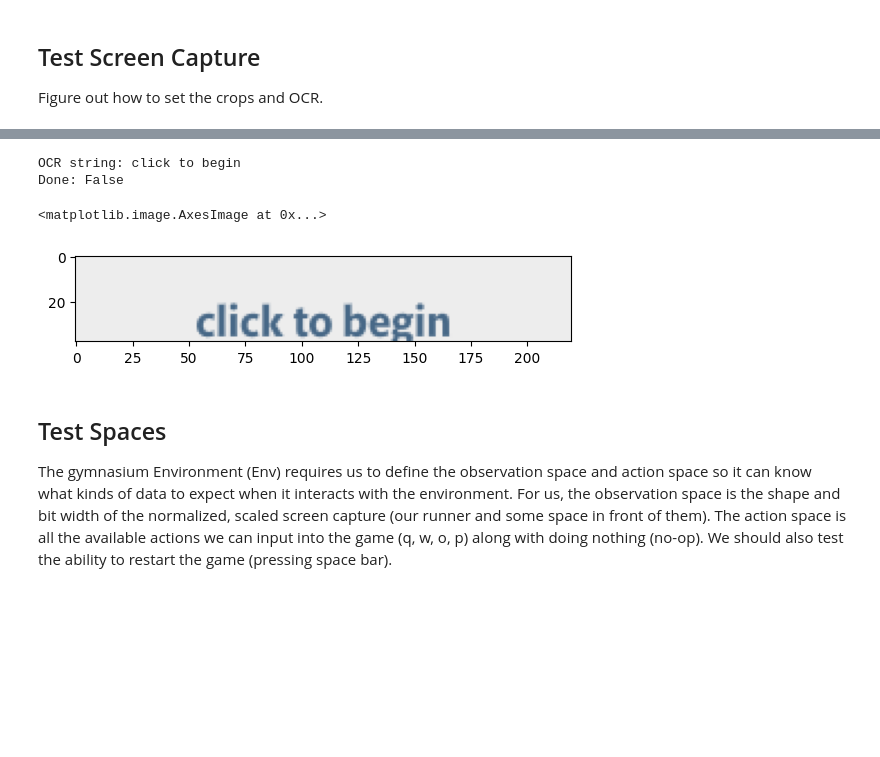
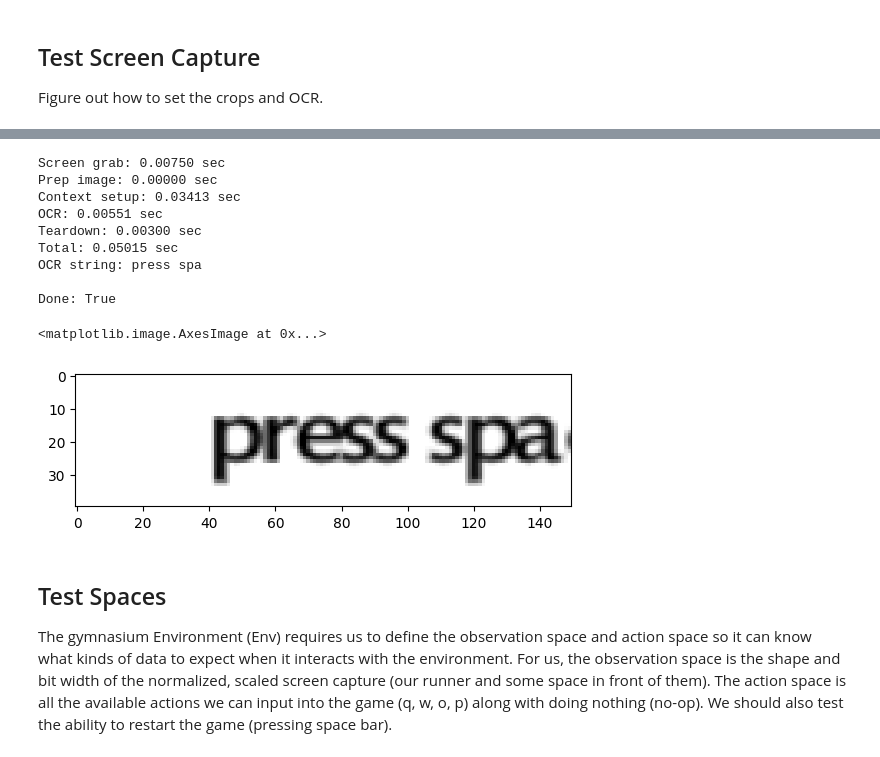
Before and after one commit to ShawnHymel/qwop-ai, a Jupyter notebook: qwop-ai.ipynb, the cells around one changed output, grey strips where cells are left out. Saved outputs shown, nothing was run; the diff lists cells and outputs as text; code cells hidden in the pictures; blank space fills up the shorter version.

Commit message:
Tests with faster OCR for score and done screens

```diff
--- a/qwop-ai.ipynb
+++ b/qwop-ai.ipynb
@@ -98,13 +98,17 @@ SCORE_CROP = {
     'width':380,
     'height':42
 }
+SCORE_RESIZE_WIDTH = 250
+SCORE_RESIZE_HEIGHT = 40
 
 # Game over screen
 DONE_CROP = {
-    'top':635,
+    'top':637,
     'left':430,
-    'width':220,
-    'height':38}
+    'width':100,
+    'height':30}
+DONE_RESIZE_WIDTH = 150
+DONE_RESIZE_HEIGHT = 40
 GAME_OVER_STRINGS = ["press"]
 
 # Action settings
@@ -302,30 +282,73 @@ Time to do OCR: 0.00200 sec
 # %%
 ### Use OCR to get done screen
 
+total_time = 0.0
+
 # Get screen grab and drop alpha channel
+timestamp = time.time()
 done_img = screen.grab(DONE_CROP)
 done_img = np.array(done_img)[:, :, :3]
+section_time = time.time() - timestamp
+total_time += section_time
+print(f"Screen grab: {section_time:.5f} sec")
 
-# Convert to RGB
-done_img = cv2.cvtColor(done_img, cv2.COLOR_BGR2RGB)
+# Smaller, grayscale image with dark text on light background makes for fast OCR
+timestamp = time.time()
+done_img = cv2.cvtColor(done_img, cv2.COLOR_BGR2GRAY)
+done_img = cv2.resize(done_img, (DONE_RESIZE_WIDTH, DONE_RESIZE_HEIGHT))
+pil_img = Image.fromarray(done_img)
+section_time = time.time() - timestamp
+total_time += section_time
+print(f"Prep image: {section_time:.5f} sec")
 
-# Do OCR to see if game is over
-ocr_str = pytesseract.image_to_string(done_img).strip()
+# Use tesserocr to get text from image
+ocr_str = ""
+timestamp = time.time()
+with tesserocr.PyTessBaseAPI() as api:
+    section_time = time.time() - timestamp
+    total_time += section_time
+    print(f"Context setup: {section_time:.5f} sec")
+
+    # Do OCR
+    timestamp = time.time()
+    api.SetImage(pil_img)
+    ocr_str = api.GetUTF8Text()
+    section_time = time.time() - timestamp
+    total_time += section_time
+    print(f"OCR: {section_time:.5f} sec")
+
+    # Time context teardown
+    timestamp = time.time()
+
+# Display timing
+section_time = time.time() - timestamp
+total_time += section_time
+print(f"Teardown: {section_time:.5f} sec")
+print(f"Total: {total_time:.5f} sec")
+
+# Display OCR results
 done = False
 if ocr_str:
-    done_str = ocr_str.split()[0]
+    done_str = ocr_str.split()[0].lower()
     if done_str in GAME_OVER_STRINGS:
         done = True
 print(f"OCR string: {ocr_str}")
 print(f"Done: {done}")
 
 # Show image
-plt.imshow(done_img)
+plt.imshow(done_img, cmap='gray')
 # %% [output]
-OCR string: click to begin
-Done: False
+Screen grab: 0.00750 sec
+Prep image: 0.00000 sec
+Context setup: 0.03413 sec
+OCR: 0.00551 sec
+Teardown: 0.00300 sec
+Total: 0.05015 sec
+OCR string: press spa
+
+Done: True
 <matplotlib.image.AxesImage at 0x...>
-[figure, old version]
+[figure, new version]
 # %% [markdown]
 ## Test Spaces
 
```
Also changed, not shown: parts of 3 cells of this notebook.
